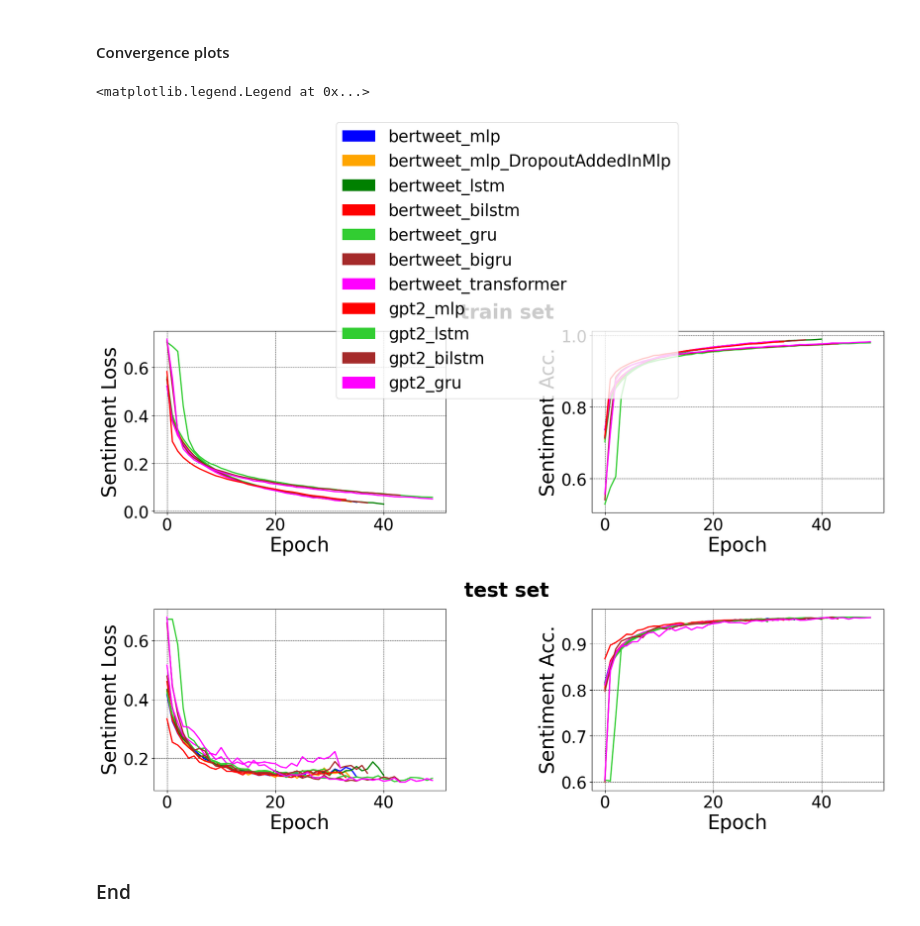
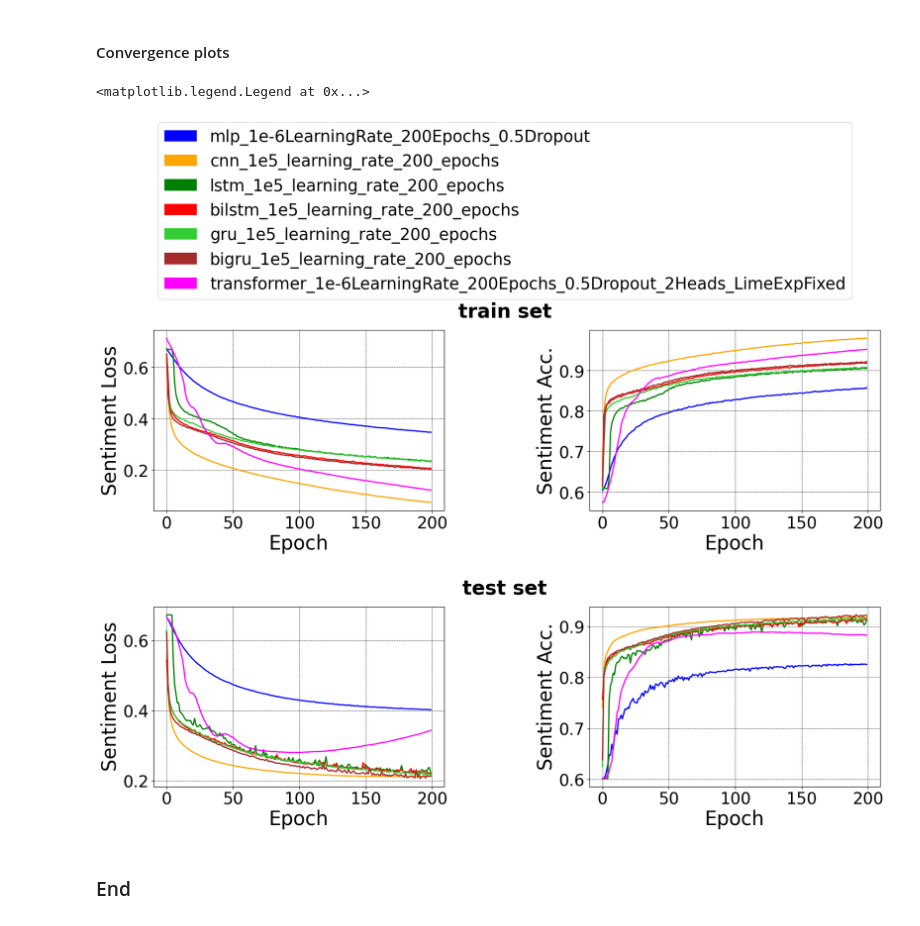
Before and after one commit to shashgpt/covid_19_twitter_SIGIR2024, a Jupyter notebook: analysis.ipynb, the cells around one changed output. Drawn from its saved outputs; the diff is of its cells as text; code cells hidden in the pictures.

```diff
--- a/analysis.ipynb
+++ b/analysis.ipynb
@@ -202,28 +204,28 @@ FLAT_CLASSIFIERS = [
 #               "mlp_1e5LearningRate_200Epochs_0.2Dropout",
 #               "mlp_1e5LearningRate_200Epochs_DropoutTuningOnValLoss",
 #               "mlp_1e5LearningRate_200Epochs_0.7Dropout",
-#               "mlp_1e-6LearningRate_200Epochs_0.5Dropout",
+              "mlp_1e-6LearningRate_200Epochs_0.5Dropout",
 # # #              "cnn",
-#              "cnn_1e5_learning_rate_200_epochs",
+             "cnn_1e5_learning_rate_200_epochs",
 # #                 "cnn_1e5LearningRate_1000Epochs",
 # #             "cnn_1e-6LearningRate_200Epochs_0.5Dropout",
 # # #              "lstm",
-#                  "lstm_1e5_learning_rate_200_epochs",
+                 "lstm_1e5_learning_rate_200_epochs",
 # #             "lstm_1e5LearningRate_1000Epochs",
 # #             "lstm_1e-6LearningRate_200Epochs_0.5Dropout",
 # #             "lstm_2e-6LearningRate_200Epochs_0.5Dropout",
 # #             "lstm_4e-6LearningRate_200Epochs_0.5Dropout",
 # #             "lstm_6e-6LearningRate_200Epochs_0.5Dropout",
-#              "bilstm_1e5_learning_rate_200_epochs",
+             "bilstm_1e5_learning_rate_200_epochs",
 # #              "bilstm",
 # #               "bilstm_1e5LearningRate_1000Epochs",
 # #             "bilstm_1e-6LearningRate_200Epochs_0.5Dropout",
 # # #              "gru",
-#              "gru_1e5_learning_rate_200_epochs",
+             "gru_1e5_learning_rate_200_epochs",
 # #             "gru_1e5LearningRate_1000Epochs",
 # #             "gru_1e-6LearningRate_200Epochs_0.5Dropout",
 # # #              "bigru",
-#              "bigru_1e5_learning_rate_200_epochs",
+             "bigru_1e5_learning_rate_200_epochs",
 #              "bigru_1e5LearningRate_1000Epochs",
 #             "bigru_1e5LearningRate_1000Epochs",
 #             "bigru_1e-6LearningRate_200Epochs_0.5Dropout",
@@ -239,28 +241,30 @@ FLAT_CLASSIFIERS = [
 #             "transformer_1e5LearningRate_200Epochs_0.1Dropout_2Heads_AddedDenseLayerInOutput",
 #             "transformer_1e5LearningRate_200Epochs_0.7Dropout_EmbeddingMaskTrue",
 #              "transformer_1e5LearningRate_200Epochs_0.5Dropout_2Heads_RemovedDenseLayerInOutput_EmbeddingMaskTrue",
-             "transformer_1e-5LearningRate_200Epochs_0.9Dropout_2Heads_RemovedDenseLayerInOutput_EmbeddingMaskTrue",
+#              "transformer_1e-5LearningRate_200Epochs_0.9Dropout_2Heads_RemovedDenseLayerInOutput_EmbeddingMaskTrue",
 #              "transformer_1e-7LearningRate_200Epochs_0.5Dropout_2Heads_RemovedDenseLayerInOutput_EmbeddingMaskTrue",
-             "transformer_1e-6LearningRate_200Epochs_0.5Dropout_2Heads_RemovedDenseLayerInOutput_EmbeddingMaskTrue",
+#              "transformer_1e-6LearningRate_200Epochs_0.5Dropout_2Heads_RemovedDenseLayerInOutput_EmbeddingMaskTrue",
 #              "transformer_1e-6LearningRate_200Epochs_0.5Dropout_4Heads_RemovedDenseLayerInOutput_EmbeddingMaskTrue",
-#              "transformer_1e-6LearningRate_200Epochs_0.5Dropout_6Heads_RemovedDenseLayerInOutput_EmbeddingMaskTrue"
+#              "transformer_1e-6LearningRate_200Epochs_0.5Dropout_6Heads_RemovedDenseLayerInOutput_EmbeddingMaskTrue",
+             "transformer_1e-6LearningRate_200Epochs_0.5Dropout_2Heads_LimeExpFixed"
              ]
 
 #baseline classifiers
 CWE = [
-        "bertweet_mlp",
-        "bertweet_mlp_DropoutAddedInMlp",
-#         "bertweet_cnn",
-        "bertweet_lstm",
-        "bertweet_bilstm",
-        "bertweet_gru",
-        "bertweet_bigru",
-        "bertweet_transformer",
+#         "bertweet_mlp",
+#         "bertweet_mlp_DropoutAddedInMlp",
+# #         "bertweet_cnn",
+#         "bertweet_lstm",
+#         "bertweet_bilstm",
+#         "bertweet_gru",
+#         "bertweet_bigru",
+#         "bertweet_transformer",
         "gpt2_mlp",
         "gpt2_lstm",
         "gpt2_bilstm",
         "gpt2_gru",
-#         "gpt2_bigru",
+        "gpt2_bigru",
+        "gpt2_transformer"
       ]
 IKD = [
        "rnn_model-IKD-PAD_MASK_ZERO",
@@ -435,7 +434,7 @@ params = {'figure.titlesize':30,
 plt.rcParams.update(params)
 
 #Models
-MODELS = CWE
+MODELS = FLAT_CLASSIFIERS
 # fig_legend, ax_legend = plt.subplots(figsize=(20,5))
 fig_train, ax_train = plt.subplots(1, 2, figsize=(20, 5), gridspec_kw={"wspace":0.5})
 fig_test, ax_test = plt.subplots(1, 2, figsize=(20, 5), gridspec_kw={"wspace":0.5})
@@ -474,35 +473,35 @@ ax_train[0].set_ylabel('Sentiment Loss')
 ax_train[1].set_xlabel('Epoch')
 ax_train[1].set_ylabel('Sentiment Acc.')
 
 fig_test.suptitle("test set", x=0.5, y=1.0, weight="bold")
 ax_test[0].set_xlabel('Epoch')
 ax_test[0].set_ylabel('Sentiment Loss')
 ax_test[1].set_xlabel('Epoch')
 ax_test[1].set_ylabel('Sentiment Acc.')
 
 recs = []
 for i in range(len(colors)):
     recs.append(mpatches.Rectangle((0,0), 1, 1, fc=colors[i]))
 fig_train.legend(recs, legends, loc='upper center', bbox_to_anchor=(0.5, 1.8))
 
 # #RMM configurations
 # fig_rmm, ax_rmm = plt.subplots(figsize=(35, 7))
 # ax_rmm.grid(color = 'black', linestyle = '--', linewidth = 0.5)
 # for index, model in enumerate(FLAT_CLASSIFIERS):
 #     colors = ["blue", "orange", "green", "red", "limegreen", "brown", "magenta", "grey"]
 #     for index_2, model in enumerate(mask_model):
 #         color = colors[index_2]
 #         with open("mask_model/assets/training_history/"+model+".pickle", 'rb') as handle:
 #             history = pickle.load(handle)
 #         history['test_dataset_one_rule_mask_accuracy_smoothed'] = smooth(history['test_dataset_one_rule_mask_accuracy'])
 #         ax_rmm.plot(history['test_dataset_one_rule_mask_accuracy_smoothed'], color=color, linewidth=4)
 # ax_rmm.set_title('RMM classifiers')
 # ax_rmm.set_xlabel('Train epoch')
 # ax_rmm.set_ylabel('Rule-mask Acc.')
 # %% [output]
 <matplotlib.legend.Legend at 0x...>
-[figure, old version]
+[figure, new version]
-[figure, old version]
+[figure, new version]
 # %% [markdown]
 ### End ###
 # %% [markdown]
```
Also changed, not shown: parts of 11 cells of this notebook, 13 other files.
